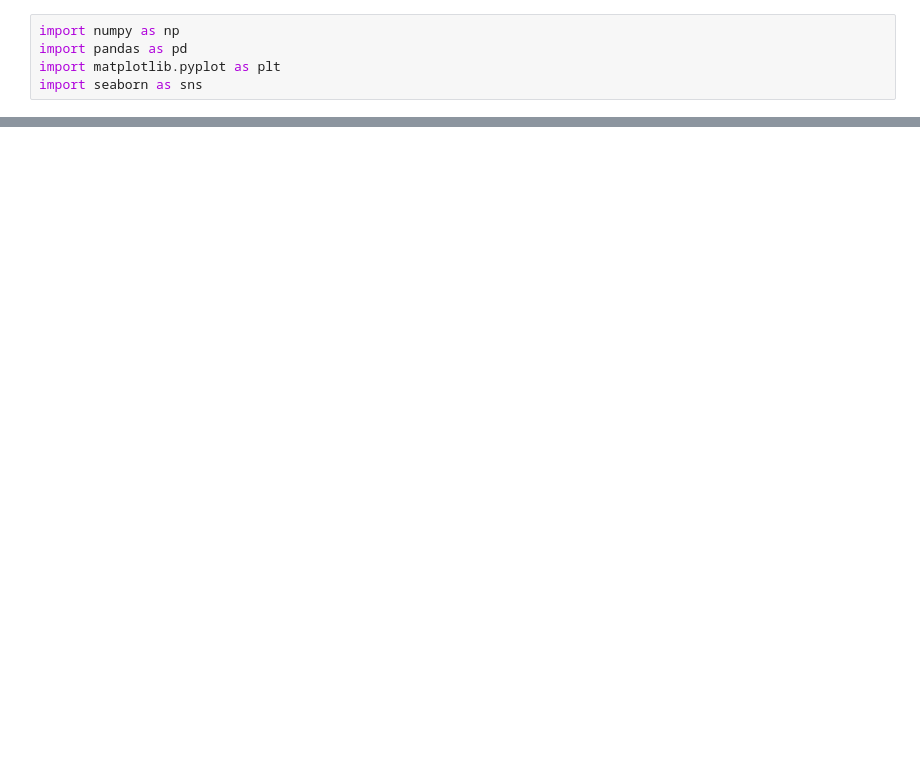
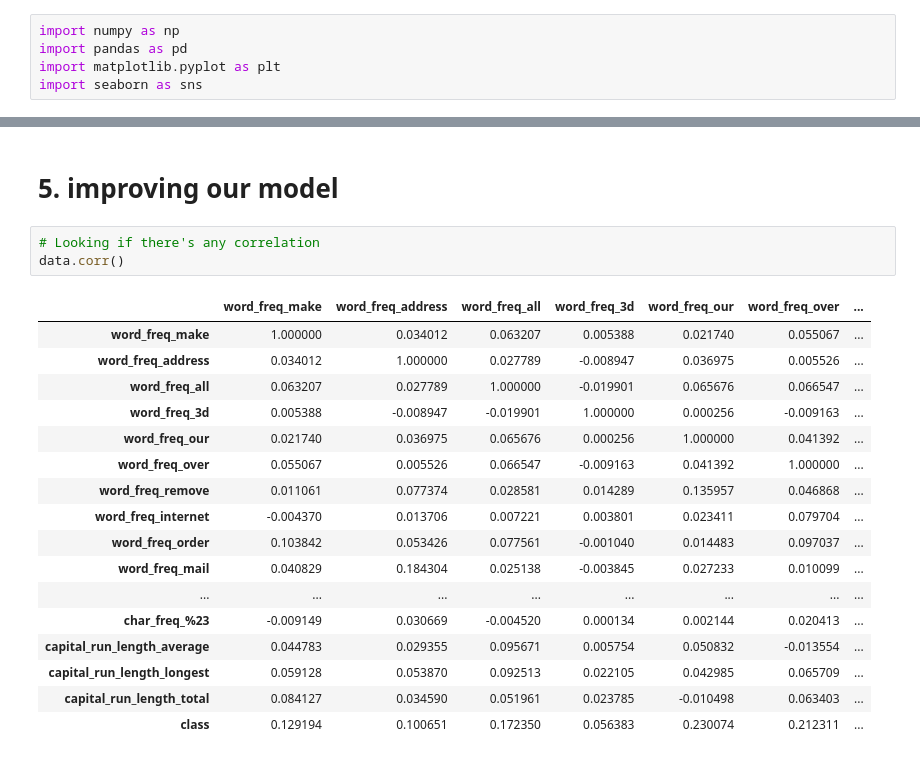
Before and after one commit to PrecyMaeMwanyungu/Performing_K-Nearest-Neighbors_-and_-Naive_Bayes_Classification_using_Scikit-learn, a Jupyter notebook: Week9_IP_Precy_Mae_(Dataset_2_Naive_Bayes_Classifier).ipynb, the cells around one changed output, grey strips where cells are left out. Saved outputs shown, nothing was run; the diff lists cells and outputs as text; blank space fills up the shorter version.

```diff
--- a/Week9_IP_Precy_Mae_(Dataset_2_Naive_Bayes_Classifier).ipynb
+++ b/Week9_IP_Precy_Mae_(Dataset_2_Naive_Bayes_Classifier).ipynb
@@ -57,0 +310,23 @@ names.head(50)
+# %% [markdown]
+# **5. improving our model**
+# %%
+# Looking if there's any correlation
+data.corr()
+# %% [output]
+|  | word_freq_make | word_freq_address | word_freq_all | word_freq_3d | word_freq_our | word_freq_over | ... |
+| word_freq_make | 1.000000 | 0.034012 | 0.063207 | 0.005388 | 0.021740 | 0.055067 | ... |
+| word_freq_address | 0.034012 | 1.000000 | 0.027789 | -0.008947 | 0.036975 | 0.005526 | ... |
+| word_freq_all | 0.063207 | 0.027789 | 1.000000 | -0.019901 | 0.065676 | 0.066547 | ... |
+| word_freq_3d | 0.005388 | -0.008947 | -0.019901 | 1.000000 | 0.000256 | -0.009163 | ... |
+| word_freq_our | 0.021740 | 0.036975 | 0.065676 | 0.000256 | 1.000000 | 0.041392 | ... |
+| word_freq_over | 0.055067 | 0.005526 | 0.066547 | -0.009163 | 0.041392 | 1.000000 | ... |
+| word_freq_remove | 0.011061 | 0.077374 | 0.028581 | 0.014289 | 0.135957 | 0.046868 | ... |
+| word_freq_internet | -0.004370 | 0.013706 | 0.007221 | 0.003801 | 0.023411 | 0.079704 | ... |
+| word_freq_order | 0.103842 | 0.053426 | 0.077561 | -0.001040 | 0.014483 | 0.097037 | ... |
+| word_freq_mail | 0.040829 | 0.184304 | 0.025138 | -0.003845 | 0.027233 | 0.010099 | ... |
+| ... | ... | ... | ... | ... | ... | ... | ... |
+| char_freq_%23 | -0.009149 | 0.030669 | -0.004520 | 0.000134 | 0.002144 | 0.020413 | ... |
+| capital_run_length_average | 0.044783 | 0.029355 | 0.095671 | 0.005754 | 0.050832 | -0.013554 | ... |
+| capital_run_length_longest | 0.059128 | 0.053870 | 0.092513 | 0.022105 | 0.042985 | 0.065709 | ... |
+| capital_run_length_total | 0.084127 | 0.034590 | 0.051961 | 0.023785 | -0.010498 | 0.063403 | ... |
+| class | 0.129194 | 0.100651 | 0.172350 | 0.056383 | 0.230074 | 0.212311 | ... |
```
Also changed, not shown: parts of 56 cells of this notebook.
